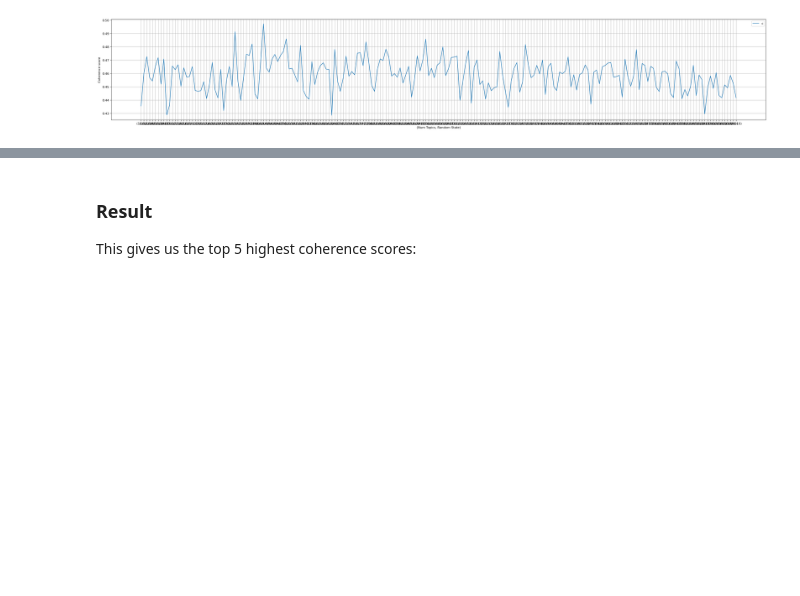
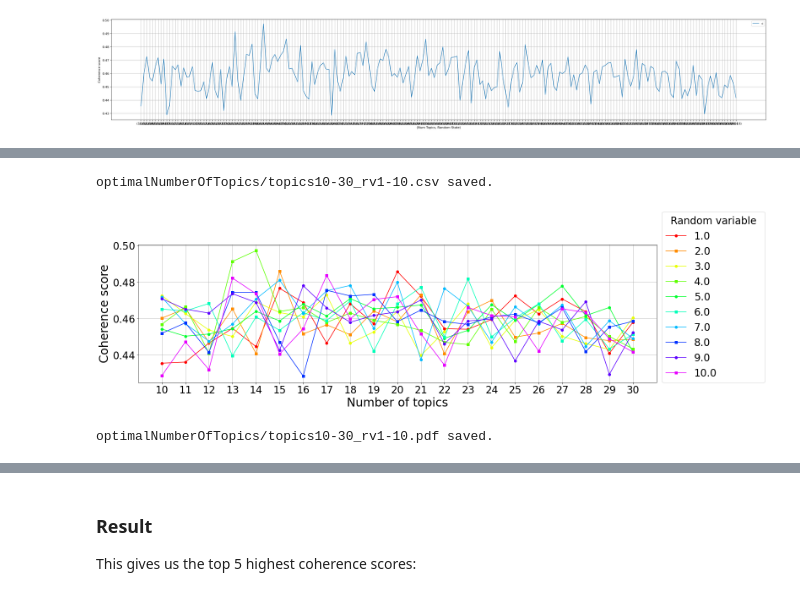
Before and after one commit to richard-johansson/topic_modeling, a Jupyter notebook: findOptimalNumberOfTopics.ipynb, the cells around one changed output, grey strips where cells are left out. Cells and saved outputs as stored; diff of their text form; code cells hidden in the pictures; blank space fills up the shorter version.

```diff
--- a/findOptimalNumberOfTopics.ipynb
+++ b/findOptimalNumberOfTopics.ipynb
@@ -310,12 +361,3 @@ f = plt.figure(figsize=(38, 6), dpi=80)
 coherencePlotWithRandomState(start1, limit1, rs_start1, rs_limit1, step1, coherence_values1, f)
 # %% [output]
 [figure]
-# %%
-# Print the coherence scores
-nrTopics_randomState = []
-
-for m in range(start1, limit1, step1):
-    for n, cv in zip(range(rs_start1, rs_limit1), coherence_values1):
-        print("Num Topics =", m , "and Random Variable =", n , "has Coherence Value of", round(cv, 4))
-        nrTopics_randomState.append('nrTopics: ' + str(m) + ', randomState: ' + str(n))
-    print("--------------------------------------------------------------------")
@@ -339,0 +384,20 @@ Num Topics = 30 and Random Variable = 10 has Coherence Value of 0.4287
+# %%
+# Print the coherence scores
+nrTopics_randomState = []
+df_coherence_values1 = pd.DataFrame(columns=['Number of topics', 'Random variable', 'Coherence score'])
+cv_index = 0
+
+for m in range(start1, limit1, step1):
+    for n in range(rs_start1, rs_limit1):
+        # used to calculate highest coherence
+        nrTopics_randomState.append('nrTopics: ' + str(m) + ', randomState: ' + str(n))
+
+        # save to pandas table
+        new_row = {'Number of topics':m, 'Random variable':n, 'Coherence score':coherence_values1[cv_index]}
+        df_coherence_values1 = df_coherence_values1.append(new_row, ignore_index=True)
+
+        # increase index in every single iteration
+        cv_index += 1
+
+# print coherence table
+df_coherence_values1
@@ -339,0 +513,12 @@ Num Topics = 30 and Random Variable = 10 has Coherence Value of 0.4287
+# %%
+df = df_coherence_values1.copy()
+
+save(df, 'topics10-30_rv1-10')
+df = pivot(df)
+plot(df, 'topics10-30_rv1-10')
+
+df
+# %% [output]
+optimalNumberOfTopics/topics10-30_rv1-10.csv saved.
+[figure, added]
+optimalNumberOfTopics/topics10-30_rv1-10.pdf saved.
```
Also changed, not shown: parts of 14 cells of this notebook, 4 other files.
